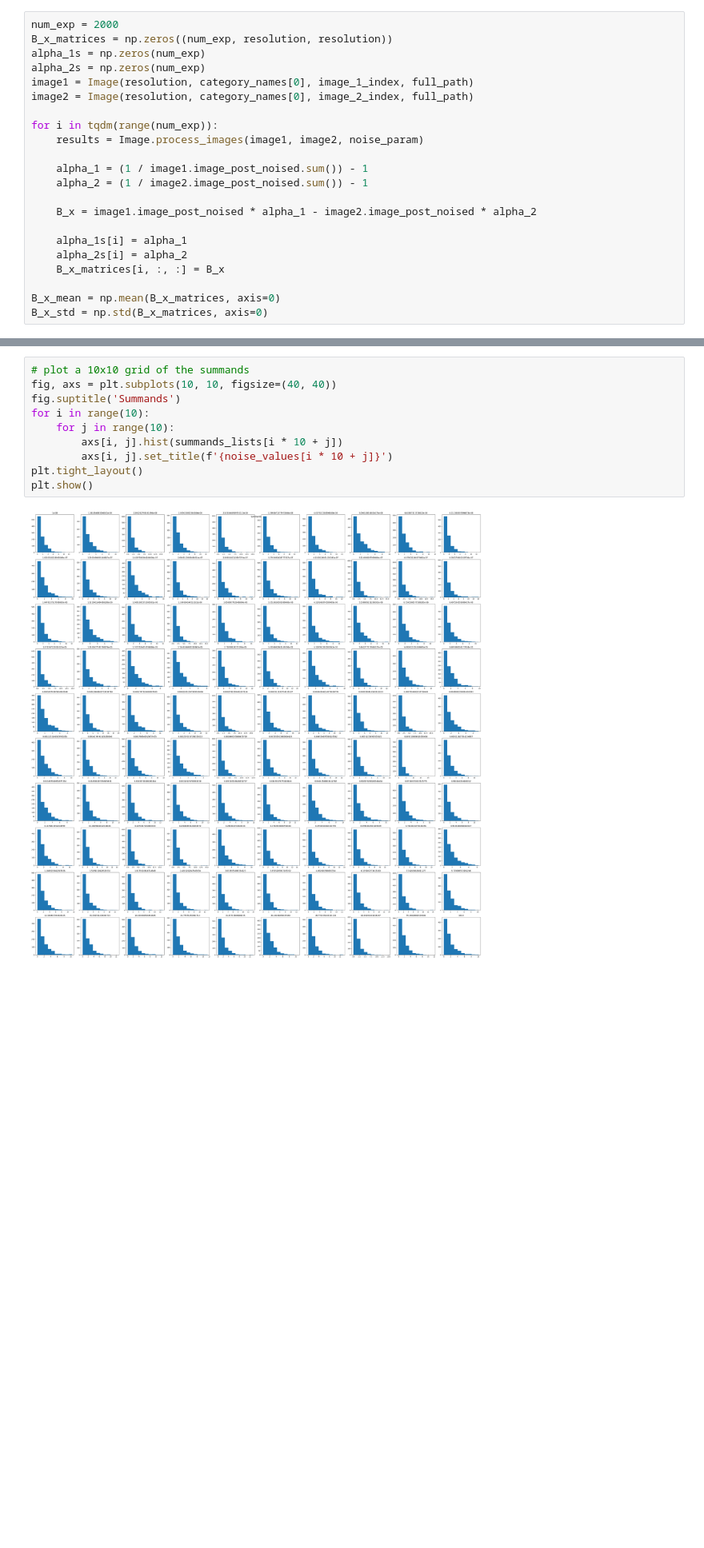
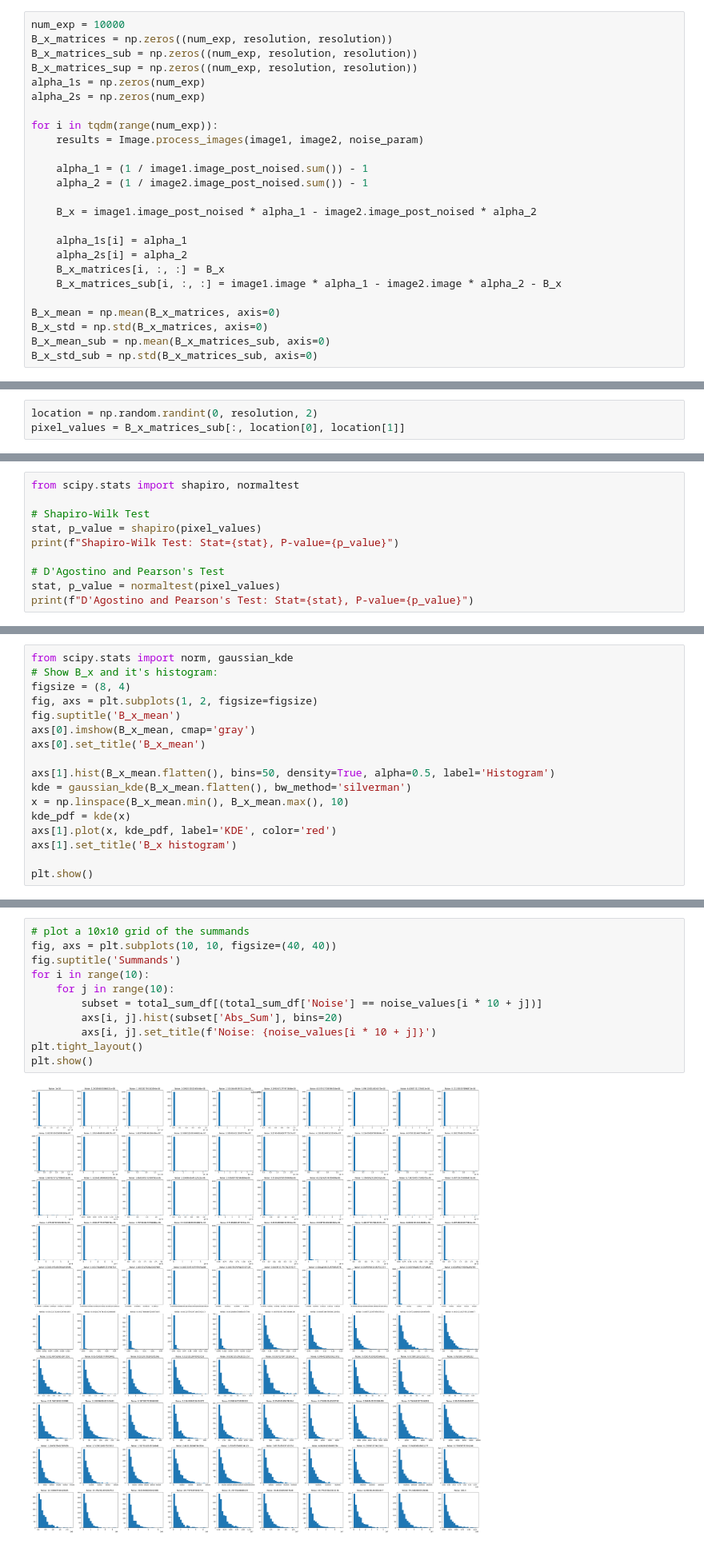
Before and after one commit to warik21/Thesis, a Jupyter notebook: Playground.ipynb, the cells around one changed output, grey strips where cells are left out. Shown at 80% size. Cells and saved outputs as stored; diff of their text form; blank space fills up the shorter version.

```diff
--- a/Playground.ipynb
+++ b/Playground.ipynb
@@ -95,10 +118,10 @@ alpha_2 = (1 / image2.image_post_noised.sum()) - 1
 # %%
-num_exp = 2000
+num_exp = 10000
 B_x_matrices = np.zeros((num_exp, resolution, resolution))
+B_x_matrices_sub = np.zeros((num_exp, resolution, resolution))
+B_x_matrices_sup = np.zeros((num_exp, resolution, resolution))
 alpha_1s = np.zeros(num_exp)
 alpha_2s = np.zeros(num_exp)
-image1 = Image(resolution, category_names[0], image_1_index, full_path)
-image2 = Image(resolution, category_names[0], image_2_index, full_path)
 
 for i in tqdm(range(num_exp)):
     results = Image.process_images(image1, image2, noise_param)
@@ -111,7 +134,10 @@ for i in tqdm(range(num_exp)):
     alpha_1s[i] = alpha_1
     alpha_2s[i] = alpha_2
     B_x_matrices[i, :, :] = B_x
+    B_x_matrices_sub[i, :, :] = image1.image * alpha_1 - image2.image * alpha_2 - B_x
 
 B_x_mean = np.mean(B_x_matrices, axis=0)
 B_x_std = np.std(B_x_matrices, axis=0)
+B_x_mean_sub = np.mean(B_x_matrices_sub, axis=0)
+B_x_std_sub = np.std(B_x_matrices_sub, axis=0)
 # %%
@@ -165,0 +224,3 @@ The mean of alpha 2 is -0.9592617988785912 and the std is 0.0013233230151688993,
+# %%
+location = np.random.randint(0, resolution, 2)
+pixel_values = B_x_matrices_sub[:, location[0], location[1]]
@@ -165,0 +247,10 @@ The mean of alpha 2 is -0.9592617988785912 and the std is 0.0013233230151688993,
+# %%
+from scipy.stats import shapiro, normaltest
+
+# Shapiro-Wilk Test
+stat, p_value = shapiro(pixel_values)
+print(f"Shapiro-Wilk Test: Stat={stat}, P-value={p_value}")
+
+# D'Agostino and Pearson's Test
+stat, p_value = normaltest(pixel_values)
+print(f"D'Agostino and Pearson's Test: Stat={stat}, P-value={p_value}")
@@ -214,0 +313,17 @@ For noise level 0.03, The mean of B_x is -0.0004047035262012261 and the std is 0
+# %%
+from scipy.stats import norm, gaussian_kde
+# Show B_x and it's histogram:
+figsize = (8, 4)
+fig, axs = plt.subplots(1, 2, figsize=figsize)
+fig.suptitle('B_x_mean')
+axs[0].imshow(B_x_mean, cmap='gray')
+axs[0].set_title('B_x_mean')
+
+axs[1].hist(B_x_mean.flatten(), bins=50, density=True, alpha=0.5, label='Histogram')
+kde = gaussian_kde(B_x_mean.flatten(), bw_method='silverman')
+x = np.linspace(B_x_mean.min(), B_x_mean.max(), 10)
+kde_pdf = kde(x)
+axs[1].plot(x, kde_pdf, label='KDE', color='red')
+axs[1].set_title('B_x histogram')
+
+plt.show()
@@ -478,15 +698,16 @@ plt.show()
 # %%
 # plot a 10x10 grid of the summands
 fig, axs = plt.subplots(10, 10, figsize=(40, 40))
 fig.suptitle('Summands')
 for i in range(10):
     for j in range(10):
-        axs[i, j].hist(summands_lists[i * 10 + j])
-        axs[i, j].set_title(f'{noise_values[i * 10 + j]}')
+        subset = total_sum_df[(total_sum_df['Noise'] == noise_values[i * 10 + j])]
+        axs[i, j].hist(subset['Abs_Sum'], bins=20)
+        axs[i, j].set_title(f'Noise: {noise_values[i * 10 + j]}')
 plt.tight_layout()
 plt.show()
 # %% [output]
-[figure, old version]
+[figure, new version]
 # %% [markdown]
 ### different classes, structured
 # %%
```
Also changed, not shown: parts of 51 cells of this notebook, 2 other files.
